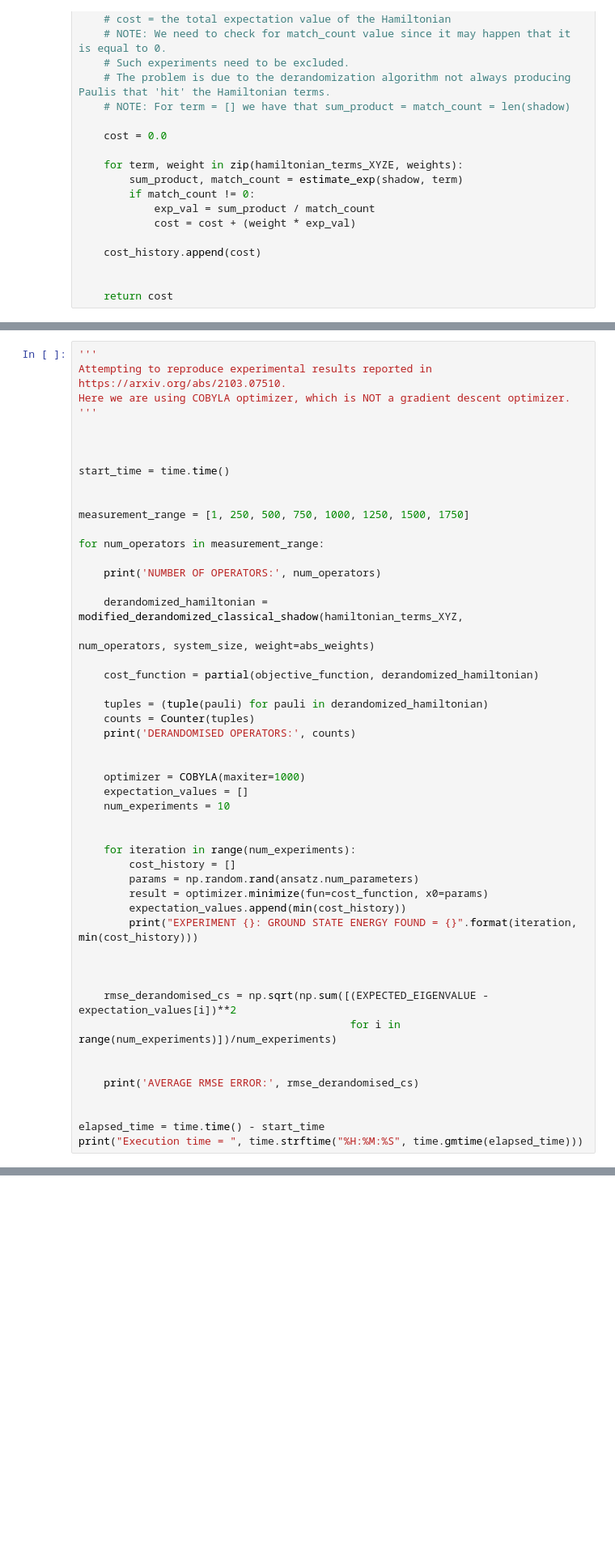
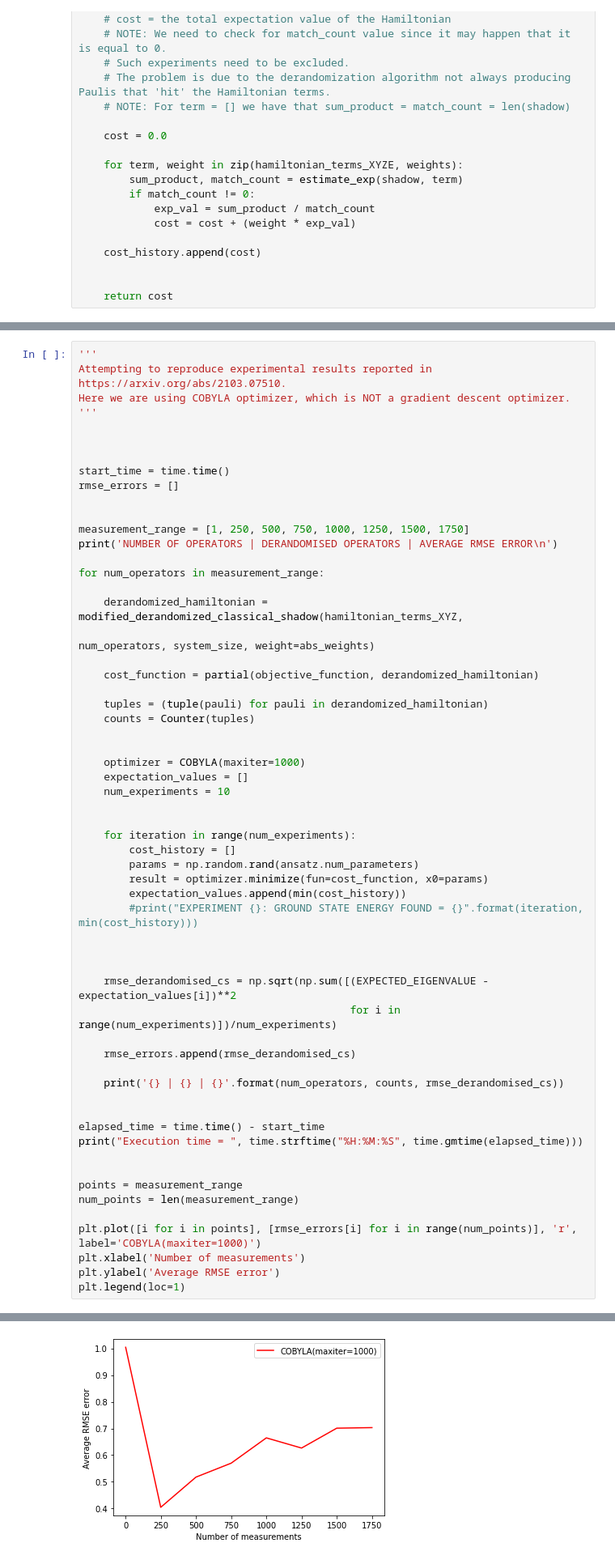
Before and after one commit to renatawong/classical-shadow-vqe, a Jupyter notebook: esp_dcs_vqe_qiskit_optimized.ipynb, the cells around one changed output, grey strips where cells are left out. Shown: that part at 81% size. Saved outputs shown, nothing was run; the diff lists cells and outputs as text; blank space fills up the shorter version.

```diff
--- a/esp_dcs_vqe_qiskit_optimized.ipynb
+++ b/esp_dcs_vqe_qiskit_optimized.ipynb
@@ -401,13 +312,13 @@ Here we are using COBYLA optimizer, which is NOT a gradient descent optimizer.
 
 
 start_time = time.time()
+rmse_errors = []
 
 
 measurement_range = [1, 250, 500, 750, 1000, 1250, 1500, 1750]
+print('NUMBER OF OPERATORS | DERANDOMISED OPERATORS | AVERAGE RMSE ERROR\n')
 
 for num_operators in measurement_range:
-
-    print('NUMBER OF OPERATORS:', num_operators)
 
     derandomized_hamiltonian = modified_derandomized_classical_shadow(hamiltonian_terms_XYZ,
                                                                     num_operators, system_size, weight=abs_weights)
@@ -416,7 +327,6 @@ for num_operators in measurement_range:
 
     tuples = (tuple(pauli) for pauli in derandomized_hamiltonian)
     counts = Counter(tuples)
-    print('DERANDOMISED OPERATORS:', counts)
 
 
     optimizer = COBYLA(maxiter=1000)
@@ -429,17 +339,27 @@ for num_operators in measurement_range:
         params = np.random.rand(ansatz.num_parameters)
         result = optimizer.minimize(fun=cost_function, x0=params)
         expectation_values.append(min(cost_history))
-        print("EXPERIMENT {}: GROUND STATE ENERGY FOUND = {}".format(iteration, min(cost_history)))
+        #print("EXPERIMENT {}: GROUND STATE ENERGY FOUND = {}".format(iteration, min(cost_history)))
 
 
 
     rmse_derandomised_cs = np.sqrt(np.sum([(EXPECTED_EIGENVALUE - expectation_values[i])**2
                                            for i in range(num_experiments)])/num_experiments)
 
+    rmse_errors.append(rmse_derandomised_cs)
 
-    print('AVERAGE RMSE ERROR:', rmse_derandomised_cs)
+    print('{} | {} | {}'.format(num_operators, counts, rmse_derandomised_cs))
 
 
 elapsed_time = time.time() - start_time
 print("Execution time = ", time.strftime("%H:%M:%S", time.gmtime(elapsed_time)))
+
+
+points = measurement_range
+num_points = len(measurement_range)
+
+plt.plot([i for i in points], [rmse_errors[i] for i in range(num_points)], 'r', label='COBYLA(maxiter=1000)')
+plt.xlabel('Number of measurements')
+plt.ylabel('Average RMSE error')
+plt.legend(loc=1)
 # %% [output]
@@ -462,0 +378 @@ Execution time =  00:10:54
+[figure, added]
```
Also changed, not shown: parts of 7 cells of this notebook.
